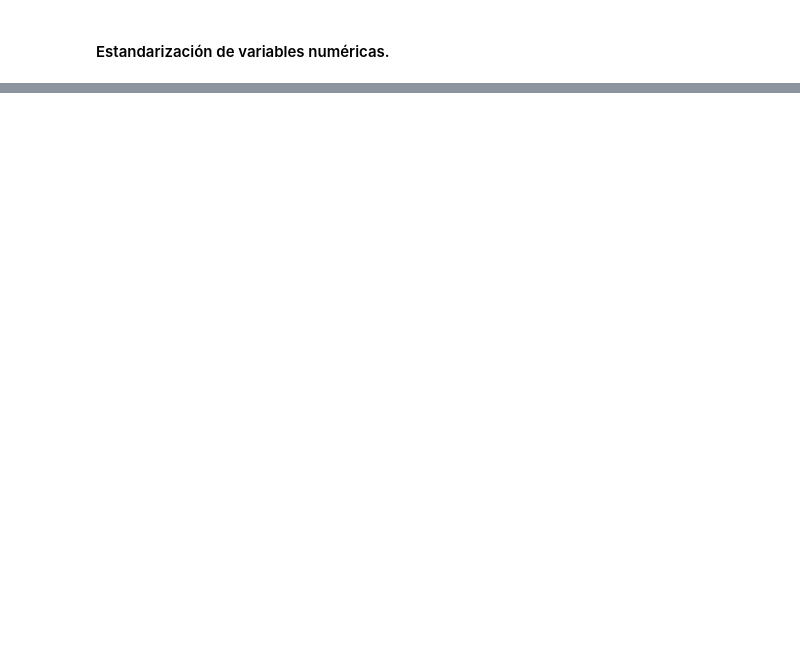
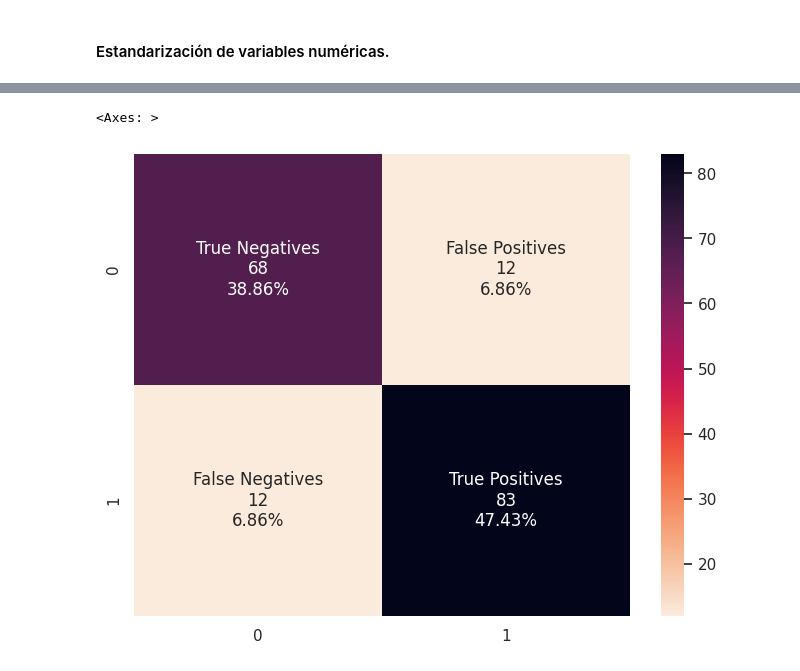
Before and after one commit to josemal98/Proyecto_ML_BEDU, a Jupyter notebook: Notebooks/Heart_BEDU_TEAM15.ipynb, the cells around one changed output, grey strips where cells are left out. Saved outputs shown, nothing was run; the diff lists cells and outputs as text; code cells hidden in the pictures; blank space fills up the shorter version.

```diff
--- a/Notebooks/Heart_BEDU_TEAM15.ipynb
+++ b/Notebooks/Heart_BEDU_TEAM15.ipynb
@@ -993,0 +863,27 @@ plt.show()
+# %%
+# Importar la matriz de confusión de scikit-learn
+conf_matrix_RF = confusion_matrix(y_test, y_test_pred_LR)
+
+# Crear una figura para mostrar la matriz de confusión con un tamaño específico
+plt.figure(figsize=(8, 6))
+
+# Definir nombres de los grupos para la matriz de confusión
+group_names = ['True Negatives', 'False Positives', 'False Negatives', 'True Positives']
+
+# Convertir los valores en la matriz de confusión a cadenas formateadas sin decimales
+group_counts = ['{0:0.0f}'.format(value) for value in conf_matrix_RF.flatten()]
+
+# Calcular los porcentajes de los valores en la matriz de confusión
+group_percentages = ['{0:.2%}'.format(value) for value in conf_matrix_RF.flatten() / np.sum(conf_matrix_RF)]
+
+# Crear etiquetas que contienen información de los grupos, conteos y porcentajes
+labels = [f'{v1}\n{v2}\n{v3}' for v1, v2, v3 in zip(group_names, group_counts, group_percentages)]
+
+# Reorganizar las etiquetas en un formato de matriz de 2x2
+labels = np.asarray(labels).reshape(2, 2)
+
+# Crear un mapa de calor (heatmap) de la matriz de confusión con etiquetas
+sns.heatmap(conf_matrix_RF, annot=labels, fmt='', cmap="rocket_r")
+# %% [output]
+<Axes: >
+[figure, added]
```
Also changed, not shown: parts of 56 cells of this notebook.
